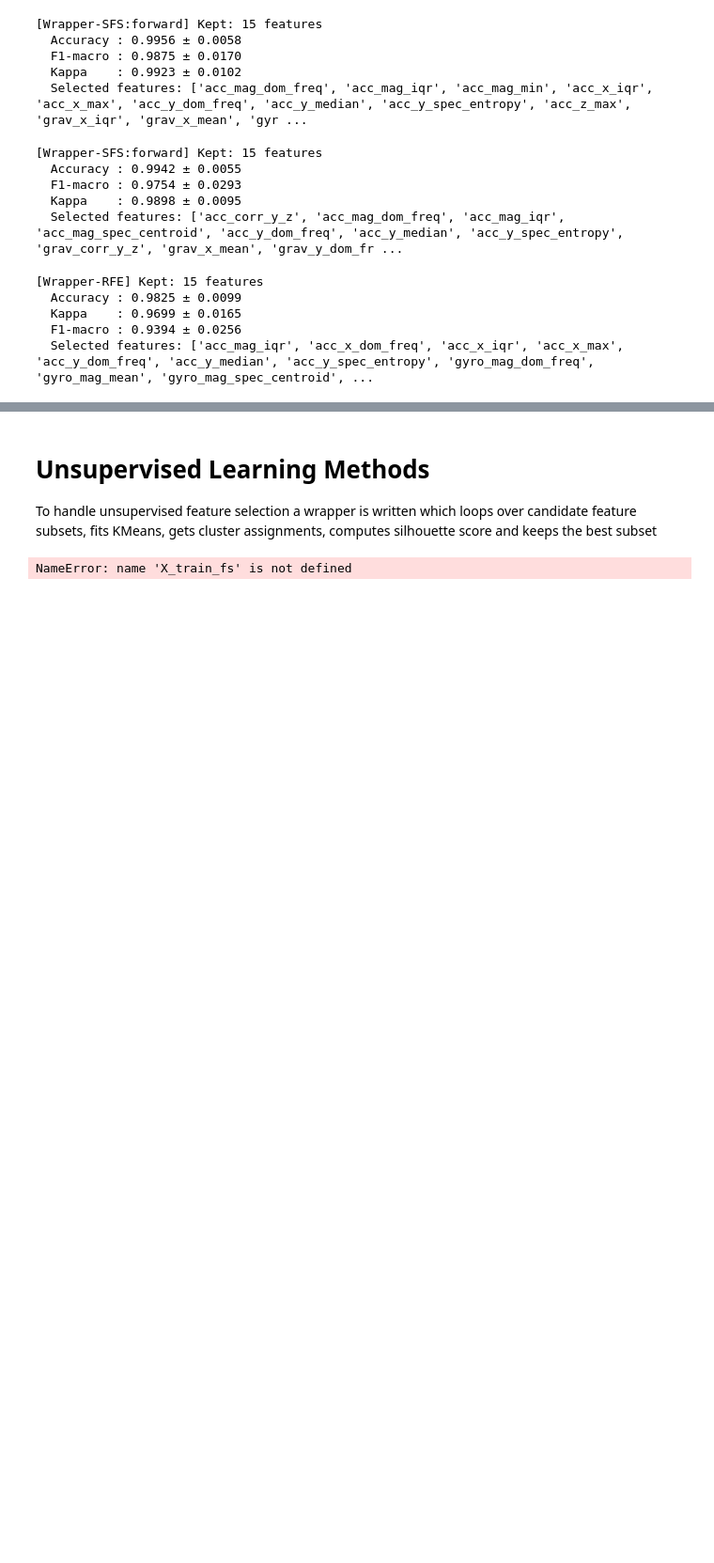
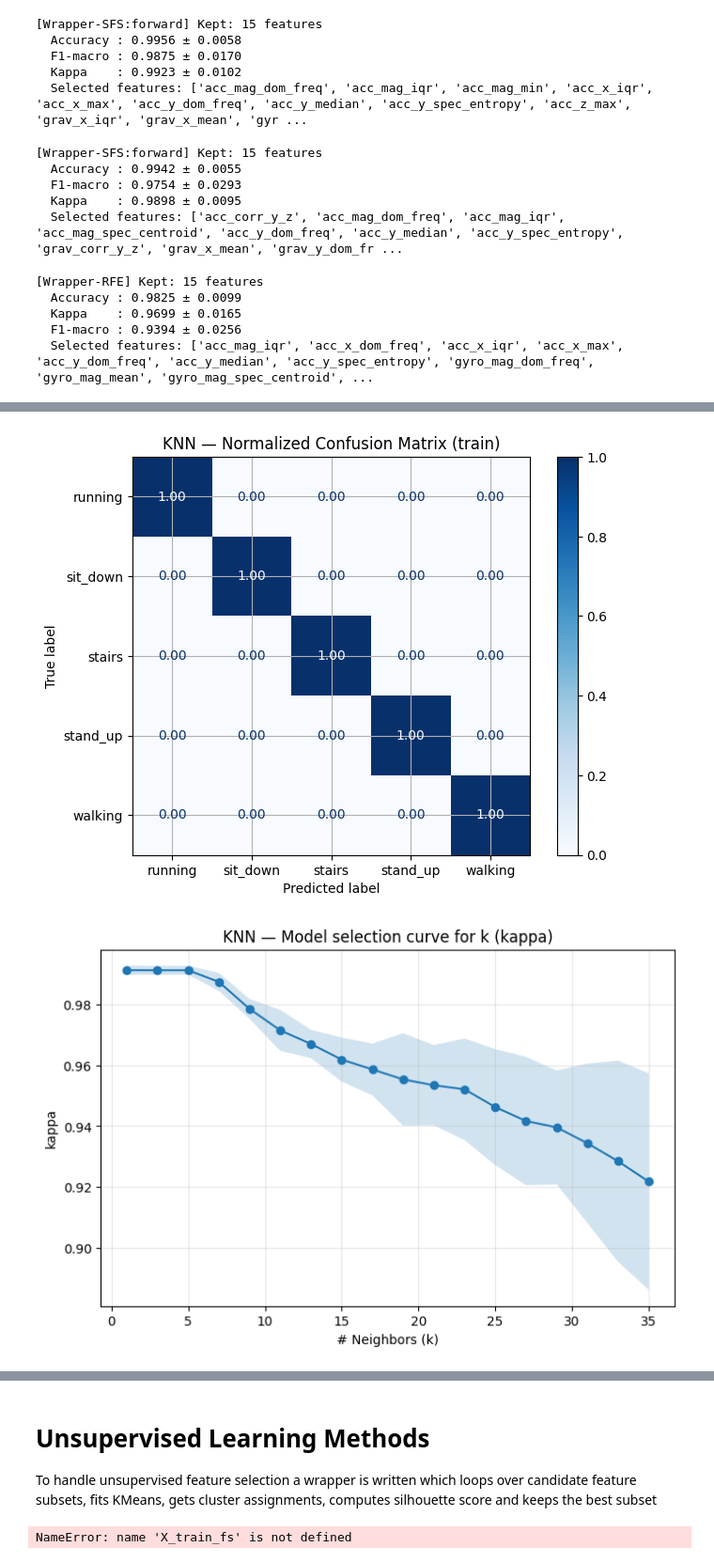
Before and after one commit to ozde12/Data-Analytics-and-Learning-Methods, a Jupyter notebook: human_activity_recognition.ipynb, the cells around one changed output, grey strips where cells are left out. Shown at 94% size. Cells and saved outputs as stored; diff of their text form; code cells hidden in the pictures; blank space fills up the shorter version.

```diff
--- a/human_activity_recognition.ipynb
+++ b/human_activity_recognition.ipynb
@@ -517,0 +856,67 @@ Saved MI K-curve to figures/mi_k_curve.png
+# %%
+# KNN — train-set evaluation
+
+import numpy as np
+import pandas as pd
+import matplotlib.pyplot as plt
+from sklearn.metrics import ConfusionMatrixDisplay
+from sklearn.decomposition import PCA
+
+# 1) Normalized confusion matrix
+ConfusionMatrixDisplay.from_estimator(
+    best_knn, X_train_knn, y_train,
+    normalize="true", cmap="Blues", values_format=".2f"
+)
+plt.title("KNN — Normalized Confusion Matrix (train)")
+plt.show()
+
+# 2) Model selection curve for n_neighbors using the refit metric
+cvres = pd.DataFrame(gs_knn.cv_results_)
+metric = gs_knn.refit  # e.g., "kappa" or "f1_macro"
+col = f"mean_test_{metric}"
+nn_col = "param_clf__n_neighbors"
+
+curve = (cvres
+         .assign(n_neighbors=cvres[nn_col].astype(int))
+         .groupby("n_neighbors")[col]
+         .agg(["mean", "std"])
+         .sort_index())
+
+plt.figure(figsize=(8,5))
+plt.plot(curve.index, curve["mean"], marker="o")
+plt.fill_between(curve.index, curve["mean"]-curve["std"], curve["mean"]+curve["std"], alpha=0.2)
+plt.xlabel("# Neighbors (k)")
+plt.ylabel(metric)
+plt.title(f"KNN — Model selection curve for k ({metric})")
+plt.grid(True, alpha=0.3)
+plt.show()
+
+# 3) PCA (2D): true labels vs predicted; misclassified circled
+pipe = best_knn  # Pipeline(scaler + KNN)
+X_scaled = pipe.named_steps["scaler"].transform(X_train_knn)
+pca = PCA(n_components=2, random_state=42)
+X_pca = pca.fit_transform(X_scaled)
+
+y_pred = pipe.predict(X_train_knn)
+
+unique = np.unique(y_train)
+colors = plt.get_cmap("tab10").colors
+color_map = {cls: colors[i % len(colors)] for i, cls in enumerate(unique)}
+
+plt.figure(figsize=(8,6))
+for i, cls in enumerate(unique):
+    mask = (y_train == cls)
+    plt.scatter(X_pca[mask, 0], X_pca[mask, 1], s=35, alpha=0.7, c=[color_map[cls]], label=f"True {cls}")
+
+mis = (y_pred != y_train)
+plt.scatter(X_pca[mis, 0], X_pca[mis, 1], s=80, facecolors="none", edgecolors="k",
+            linewidths=1.5, label="Misclassified")
+
+plt.title("KNN — PCA of train (true labels; misclassified circled)")
+plt.xlabel("PC1"); plt.ylabel("PC2")
+plt.legend(bbox_to_anchor=(1.05, 1), loc="upper left")
+plt.tight_layout()
+plt.show()
+# %% [output]
+[figure, added]
+[figure, added]
```
Also changed, not shown: parts of 31 cells of this notebook.
